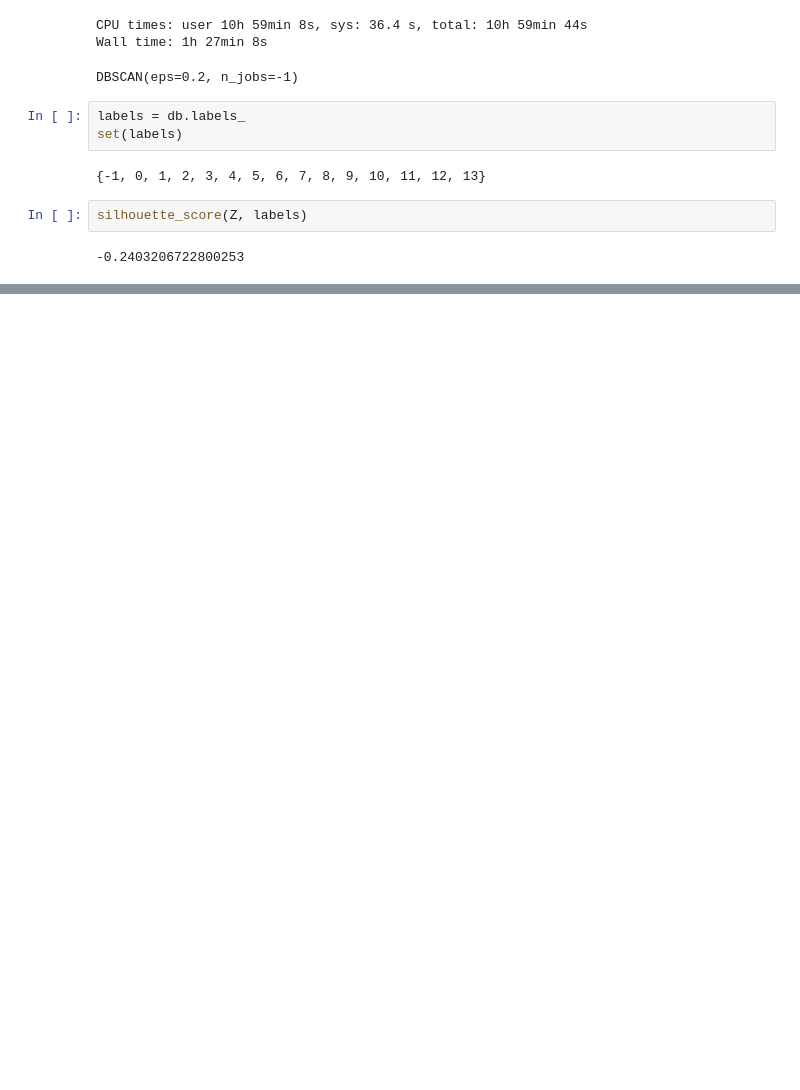
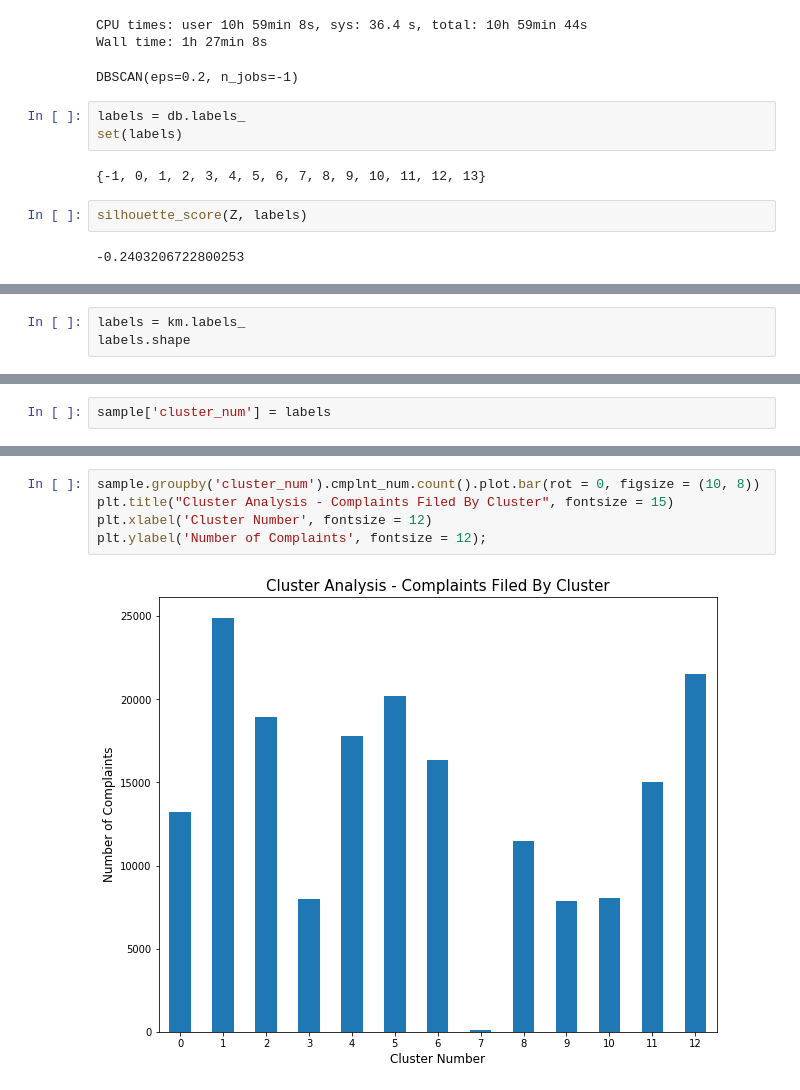
Before and after one commit to tlunderwood2014/nyc_crime_analysis, a Jupyter notebook: Crime_Analysis.ipynb, the cells around one changed output, grey strips where cells are left out. Saved outputs shown, nothing was run; the diff lists cells and outputs as text; blank space fills up the shorter version.

```diff
--- a/Crime_Analysis.ipynb
+++ b/Crime_Analysis.ipynb
@@ -173,0 +213,3 @@ silhouette_score(Z, labels)
+# %%
+labels = km.labels_
+labels.shape
@@ -173,0 +225,2 @@ silhouette_score(Z, labels)
+# %%
+sample['cluster_num'] = labels
@@ -173,0 +237,7 @@ silhouette_score(Z, labels)
+# %%
+sample.groupby('cluster_num').cmplnt_num.count().plot.bar(rot = 0, figsize = (10, 8))
+plt.title("Cluster Analysis - Complaints Filed By Cluster", fontsize = 15)
+plt.xlabel('Cluster Number', fontsize = 12)
+plt.ylabel('Number of Complaints', fontsize = 12);
+# %% [output]
+[figure, added]
```
Also changed, not shown: parts of 44 cells of this notebook.
